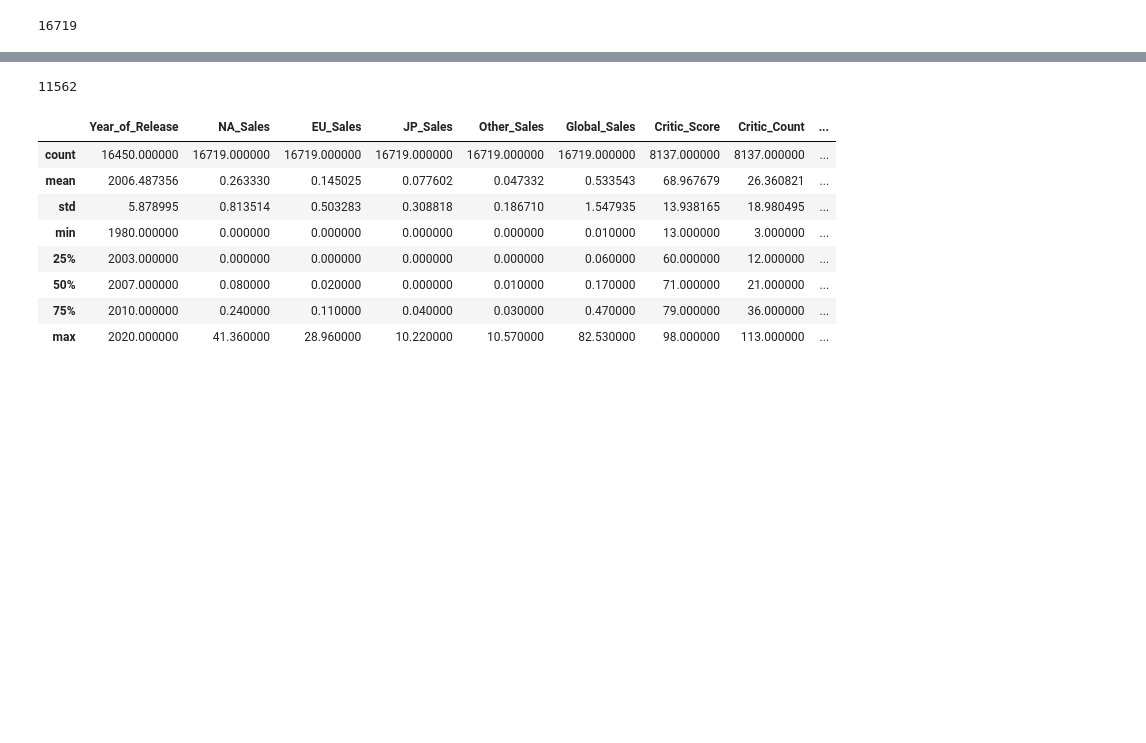
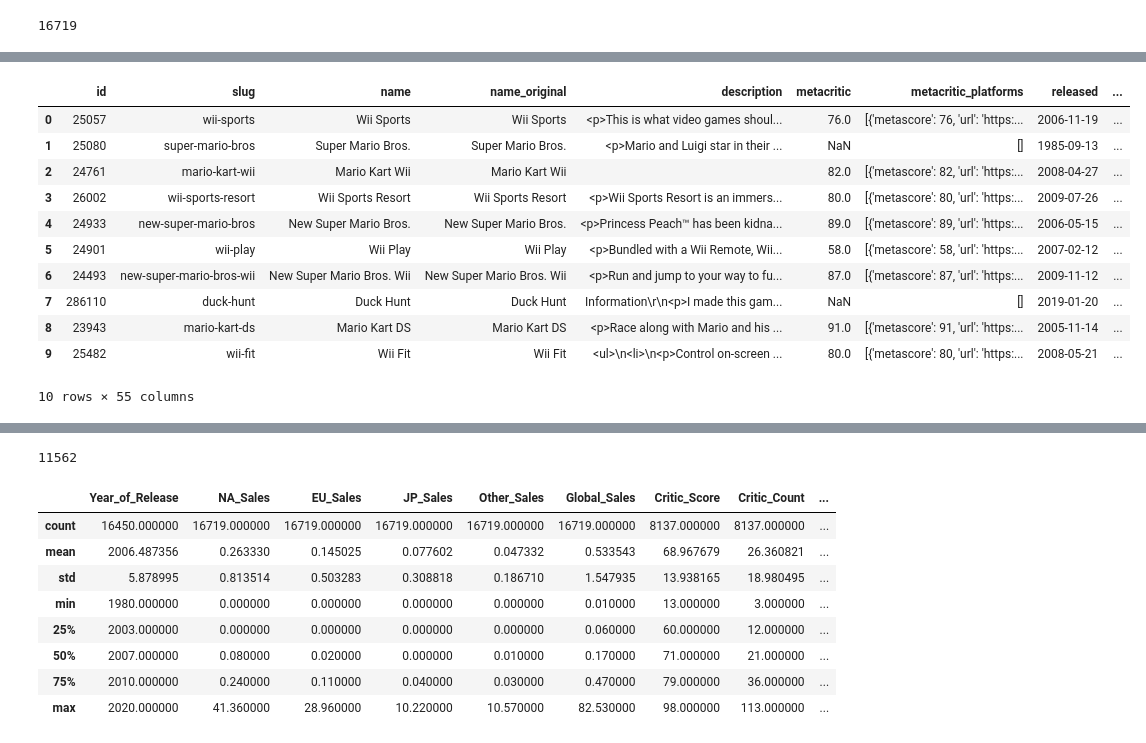
Before and after one commit to Voland24/Videogame-Price-prediction-via-ML, a Jupyter notebook: SIAP_Rezultati.ipynb, the cells around one changed output, grey strips where cells are left out. Saved outputs shown, nothing was run; the diff lists cells and outputs as text; code cells hidden in the pictures; blank space fills up the shorter version.

```diff
--- a/SIAP_Rezultati.ipynb
+++ b/SIAP_Rezultati.ipynb
@@ -2,12 +2,15 @@
 import pandas as pd
 import numpy as np
 
-pd.set_option("max_rows", None)
+#pd.set_option("max_rows", None)
 
 df_newer_games = pd.read_csv('/content/Video_Games_newer_all_data.csv')
 df_games_igdb = pd.read_json('/content/igdb_games_data.json')
 df_video_ids = pd.read_json('/content/igdb_games_video_data.json')
 
+rawg_json_data_slug = pd.read_json('/content/rawg_games_details_data_1.json')
+rawg_json_data_self_slug = pd.read_json('/content/rawg_games_details_data_2.json')
+
 len(df_newer_games)
 # %% [output]
 16719
@@ -13,0 +26,15 @@ len(df_newer_games)
+# %%
+rawg_json_data_slug.head(10)
+# %% [output]
+|  | id | slug | name | name_original | description | metacritic | metacritic_platforms | released | ... |
+| 0 | 25057 | wii-sports | Wii Sports | Wii Sports | <p>This is what video games shoul... | 76.0 | [{'metascore': 76, 'url': 'https:... | 2006-11-19 | ... |
+| 1 | 25080 | super-mario-bros | Super Mario Bros. | Super Mario Bros. | <p>Mario and Luigi star in their ... | NaN | [] | 1985-09-13 | ... |
+| 2 | 24761 | mario-kart-wii | Mario Kart Wii | Mario Kart Wii |  | 82.0 | [{'metascore': 82, 'url': 'https:... | 2008-04-27 | ... |
+| 3 | 26002 | wii-sports-resort | Wii Sports Resort | Wii Sports Resort | <p>Wii Sports Resort is an immers... | 80.0 | [{'metascore': 80, 'url': 'https:... | 2009-07-26 | ... |
+| 4 | 24933 | new-super-mario-bros | New Super Mario Bros. | New Super Mario Bros. | <p>Princess Peach™ has been kidna... | 89.0 | [{'metascore': 89, 'url': 'https:... | 2006-05-15 | ... |
+| 5 | 24901 | wii-play | Wii Play | Wii Play | <p>Bundled with a Wii Remote, Wii... | 58.0 | [{'metascore': 58, 'url': 'https:... | 2007-02-12 | ... |
+| 6 | 24493 | new-super-mario-bros-wii | New Super Mario Bros. Wii | New Super Mario Bros. Wii | <p>Run and jump to your way to fu... | 87.0 | [{'metascore': 87, 'url': 'https:... | 2009-11-12 | ... |
+| 7 | 286110 | duck-hunt | Duck Hunt | Duck Hunt | Information\r\n<p>I made this gam... | NaN | [] | 2019-01-20 | ... |
+| 8 | 23943 | mario-kart-ds | Mario Kart DS | Mario Kart DS | <p>Race along with Mario and his ... | 91.0 | [{'metascore': 91, 'url': 'https:... | 2005-11-14 | ... |
+| 9 | 25482 | wii-fit | Wii Fit | Wii Fit | <ul>\n<li>\n<p>Control on-screen ... | 80.0 | [{'metascore': 80, 'url': 'https:... | 2008-05-21 | ... |
+10 rows × 55 columns
```
Also changed, not shown: parts of 27 cells of this notebook, 11 other files.
